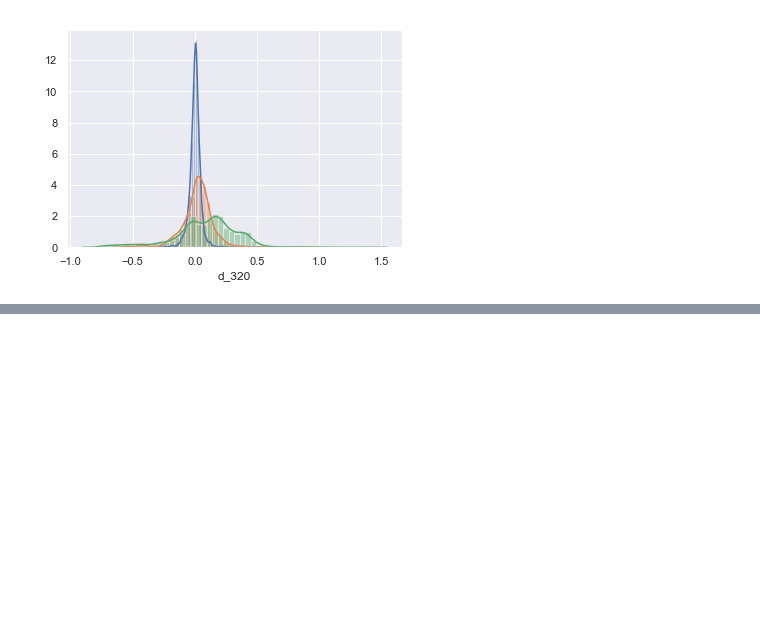
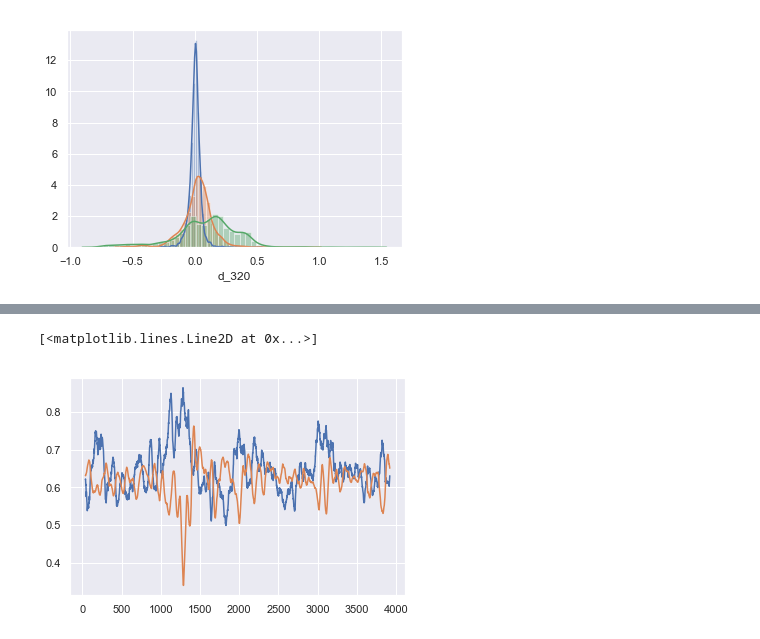
Before and after one commit to looselyconnected/fastai, a Jupyter notebook: stock/eda.ipynb, the cells around one changed output, grey strips where cells are left out. Cells and saved outputs as stored; diff of their text form; code cells hidden in the pictures; blank space fills up the shorter version.

```diff
--- a/stock/eda.ipynb
+++ b/stock/eda.ipynb
@@ -40,0 +104,6 @@ sns.distplot(df['d_320'])
+# %%
+plt.plot(spy_pc.pc_ratio.rolling(40).mean())
+plt.plot(spy_pc.spy_d_40.rolling(40).mean() + 0.6)
+# %% [output]
+[<matplotlib.lines.Line2D at 0x...>]
+[figure, added]
```
Also changed, not shown: parts of 12 cells of this notebook, 1 other file.
